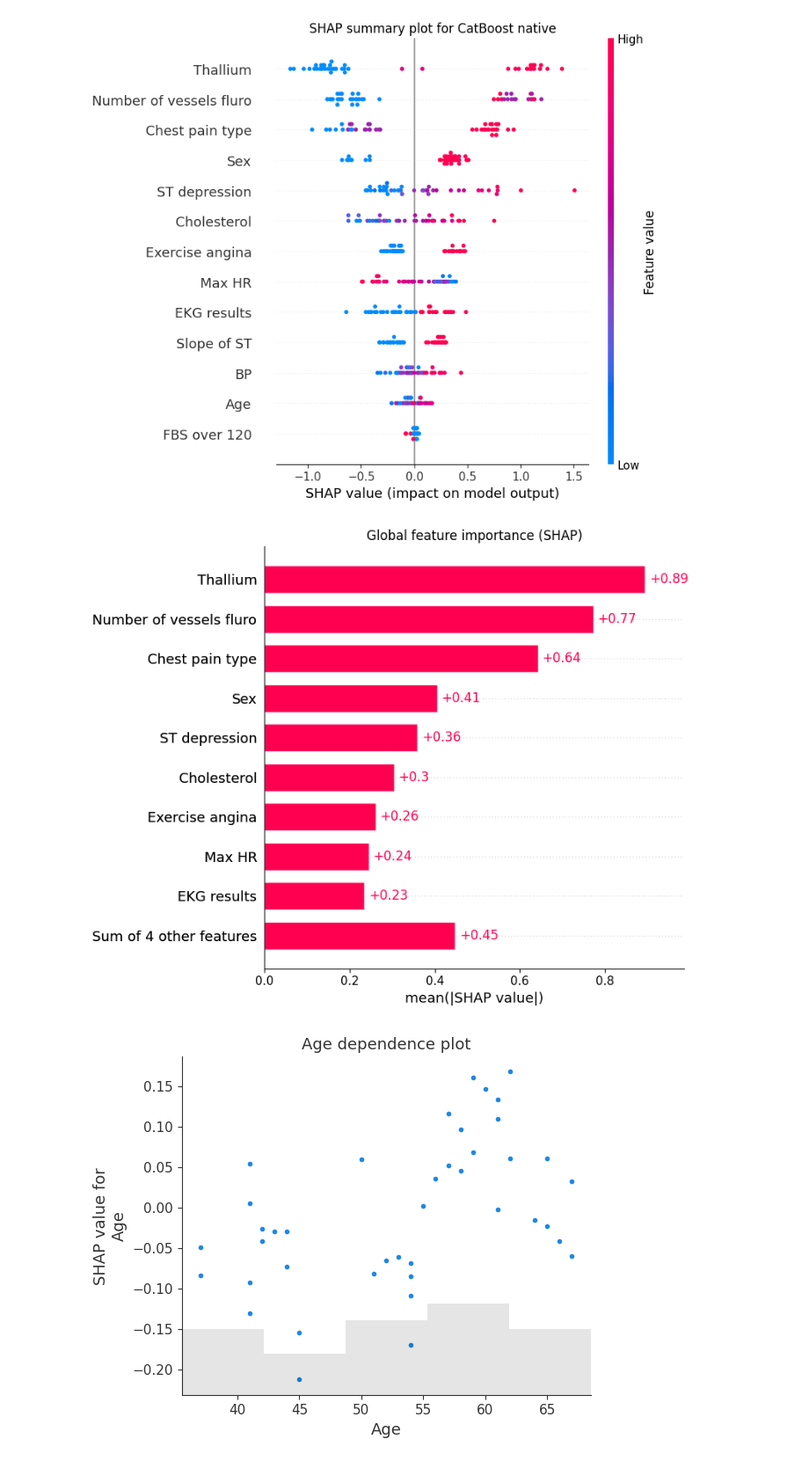
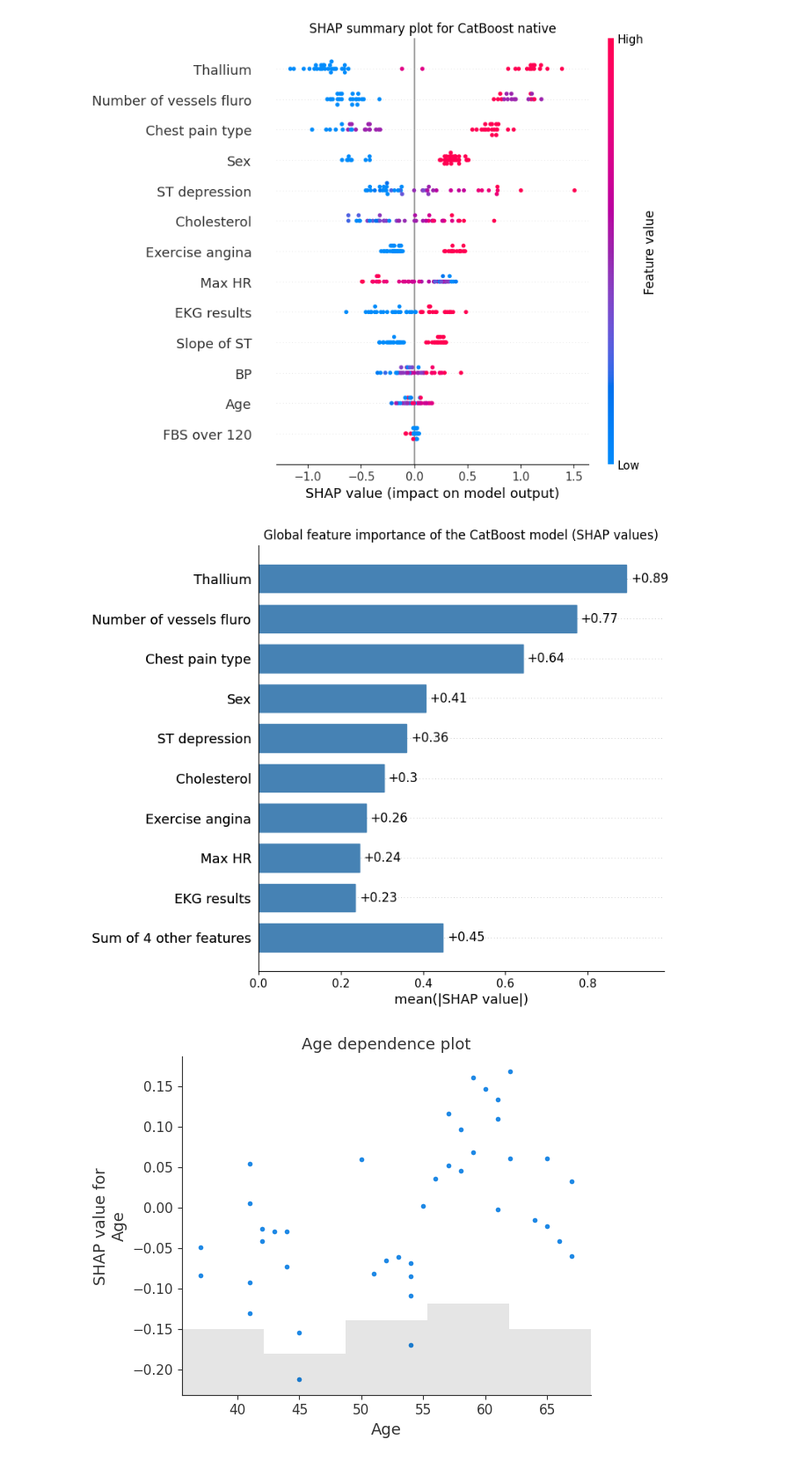
Before and after one commit to micheleishere/CO2, a Jupyter notebook: Project_CO2_main.ipynb, the cells around one changed output. Shown at 88% size. Saved outputs shown, nothing was run; the diff lists cells and outputs as text; code cells hidden in the pictures.

```diff
--- a/Project_CO2_main.ipynb
+++ b/Project_CO2_main.ipynb
@@ -1440,20 +1440,29 @@ plt.show()
 # %%
 feature_names = test_X.columns
 base_values = shap_values_full[:, -1]
 
 expl = shap.Explanation(
     values=shap_values,
     base_values=base_values,
     data=test_X.values,
-    feature_names=feature_names
+    feature_names=feature_names,
 )
 
 ax = shap.plots.bar(expl, show=False)
-ax.set_title("Global feature importance (SHAP)")
+
+# Balken blau
+for p in ax.patches:
+    p.set_color("steelblue")
+
+# Zahlen rechts blau machen
+for text in ax.texts:
+    text.set_color("black")
+
 plt.tight_layout()
+plt.title("Global feature importance of the CatBoost model (SHAP values)")
 plt.show()
 # %% [output]
-[figure, old version]
+[figure, new version]
 # %%
 shap.plots.scatter(expl[:, "Age"], title= "Age dependence plot")
 # %% [output]
```
Also changed, not shown: parts of 1 cell of this notebook.
